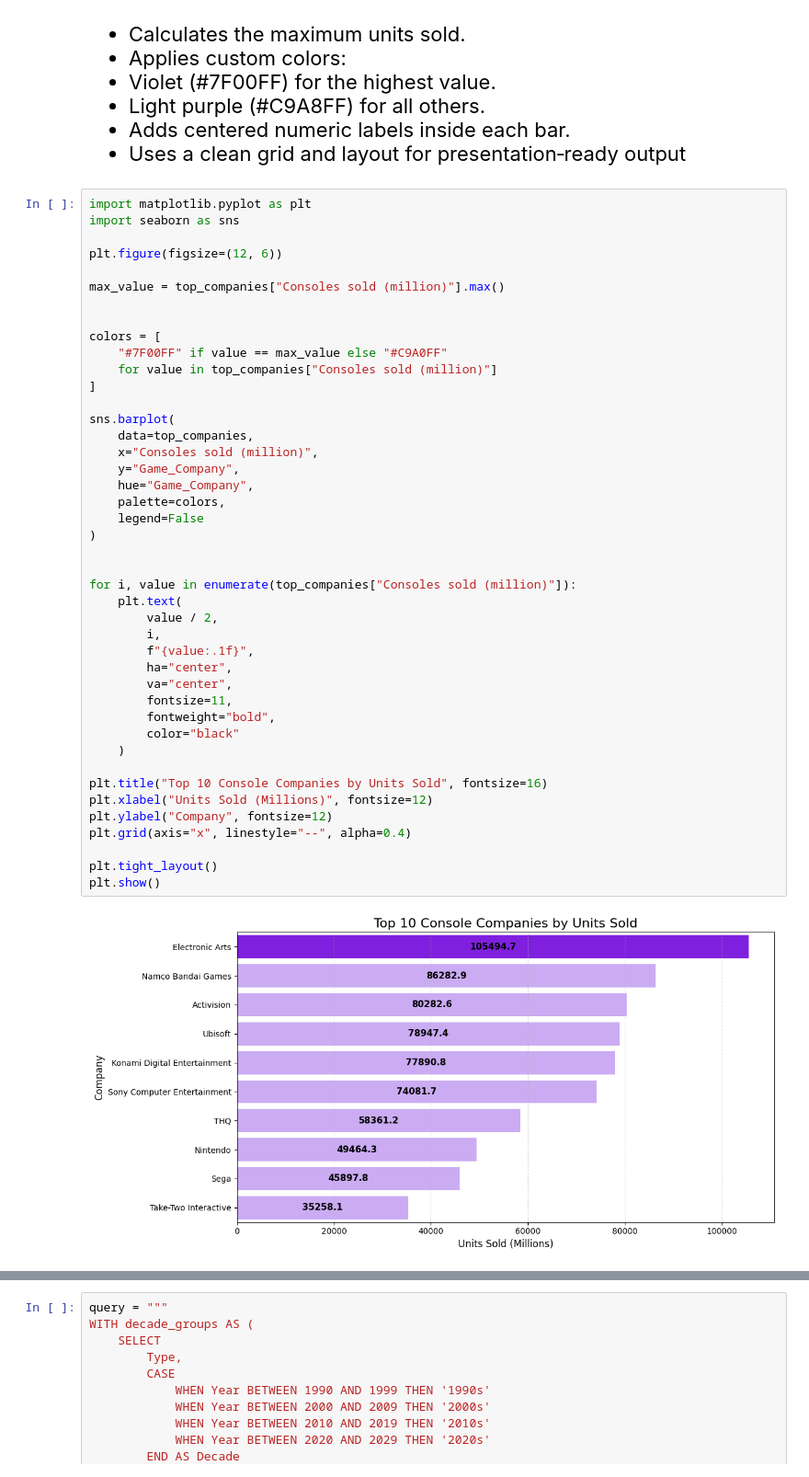
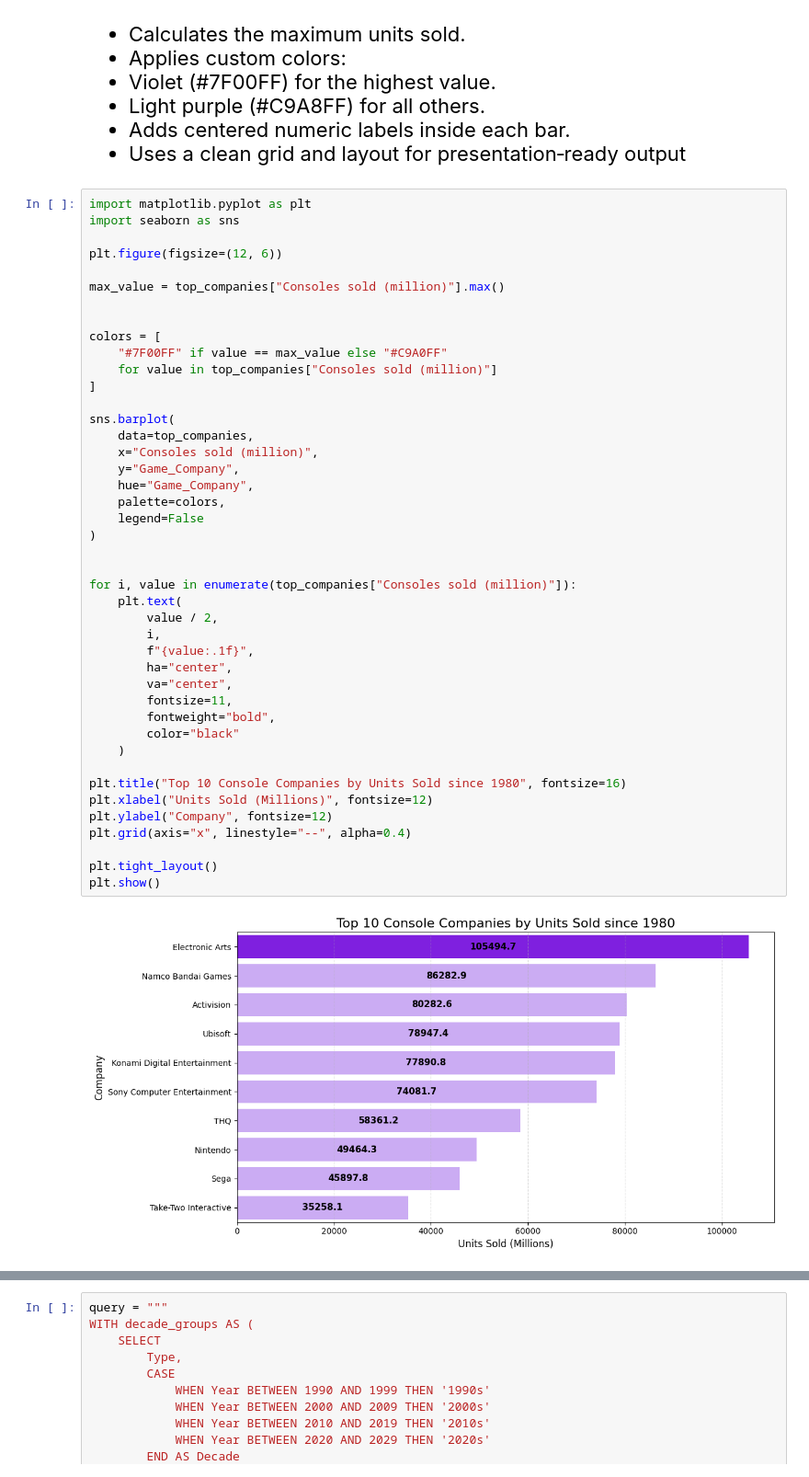
Before and after one commit to Teerp1986/The-Evolution-Of-Gaming, a Jupyter notebook: notebook/gamevolve.ipynb, the cells around one changed output, grey strips where cells are left out. Shown at 92% size. Drawn from its saved outputs; the diff is of its cells as text.

```diff
--- a/notebook/gamevolve.ipynb
+++ b/notebook/gamevolve.ipynb
@@ -557,33 +557,33 @@ colors = [
 
 sns.barplot(
     data=top_companies,
     x="Consoles sold (million)",
     y="Game_Company",
     hue="Game_Company",
     palette=colors,
     legend=False
 )
 
 
 for i, value in enumerate(top_companies["Consoles sold (million)"]):
     plt.text(
         value / 2,
         i,
         f"{value:.1f}",
         ha="center",
         va="center",
         fontsize=11,
         fontweight="bold",
         color="black"
     )
 
-plt.title("Top 10 Console Companies by Units Sold", fontsize=16)
+plt.title("Top 10 Console Companies by Units Sold since 1980", fontsize=16)
 plt.xlabel("Units Sold (Millions)", fontsize=12)
 plt.ylabel("Company", fontsize=12)
 plt.grid(axis="x", linestyle="--", alpha=0.4)
 
 plt.tight_layout()
 plt.show()
 # %% [output]
-[figure, old version]
+[figure, new version]
 # %% [markdown]
```
Also changed, not shown: parts of 2 cells of this notebook, 8 other files.
